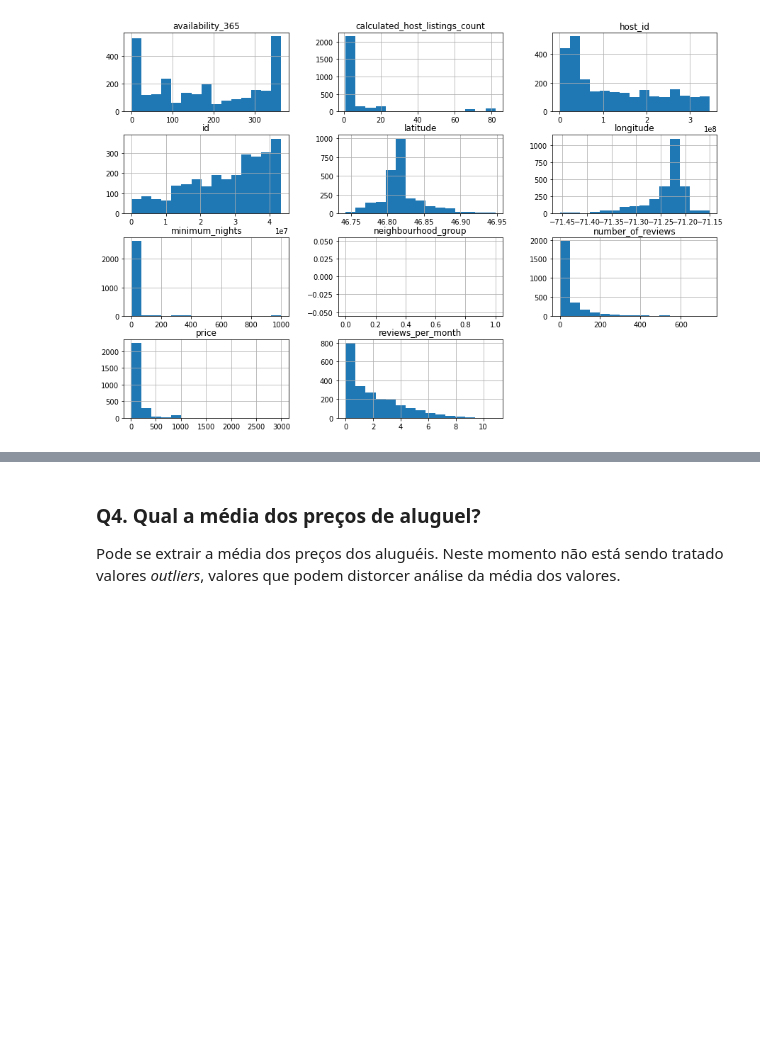
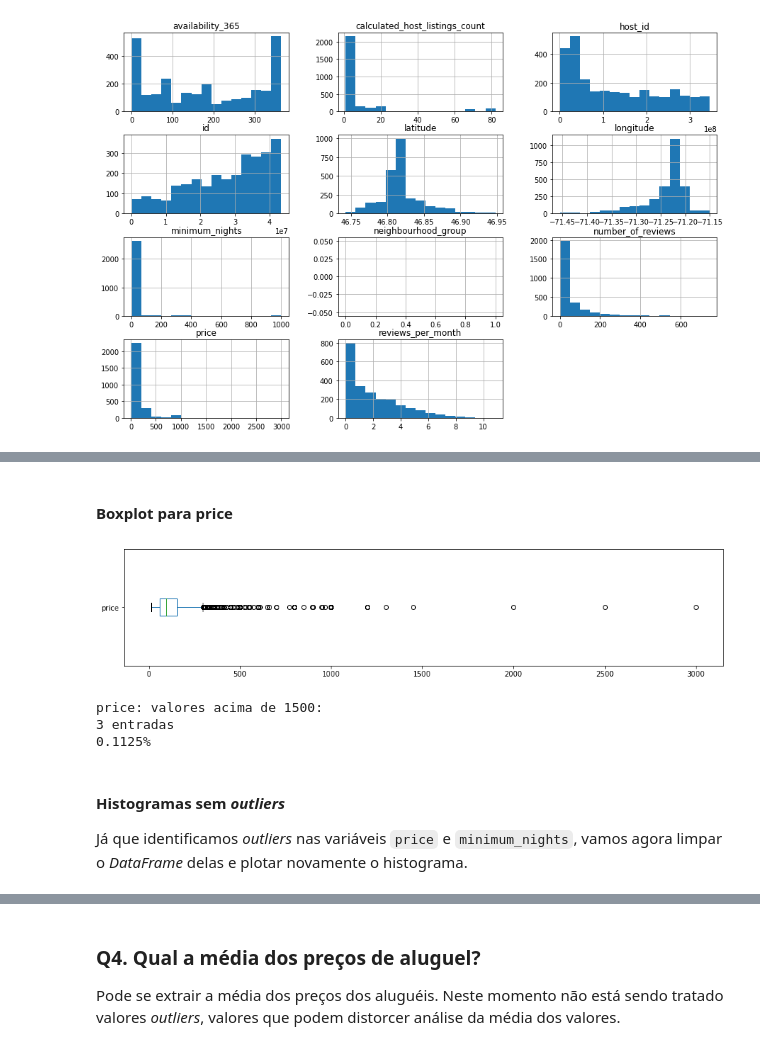
Before and after one commit to marcustux1/Portfolio, a Jupyter notebook: modulo_01/Analisando_os_Dados_do_Airbnb_Montreal.ipynb, the cells around one changed output, grey strips where cells are left out. Drawn from its saved outputs; the diff is of its cells as text; code cells hidden in the pictures; blank space fills up the shorter version.

```diff
--- a/modulo_01/Analisando_os_Dados_do_Airbnb_Montreal.ipynb
+++ b/modulo_01/Analisando_os_Dados_do_Airbnb_Montreal.ipynb
@@ -144,0 +196,19 @@ df.hist(bins=15, figsize=(15,10));
+# %% [markdown]
+#### Boxplot para price
+# %%
+df.price.plot(kind='box', vert=False, figsize=(15,3))
+plt.show()
+
+# ver a quantidade de valores acima de 1500 para price
+print("price: valores acima de 1500:")
+print("{} entradas".format(len(df[df.price > 1500])))
+print("{:.4f}%".format((len(df[df.price > 1500])/ df.shape[0]*100)))
+# %% [output]
+[figure, added]
+price: valores acima de 1500:
+3 entradas
+0.1125%
+# %% [markdown]
+#### Histogramas sem *outliers*
+
+Já que identificamos *outliers* nas variáveis `price` e `minimum_nights`, vamos agora limpar o *DataFrame* delas e plotar novamente o histograma.
```
Also changed, not shown: parts of 22 cells of this notebook.
